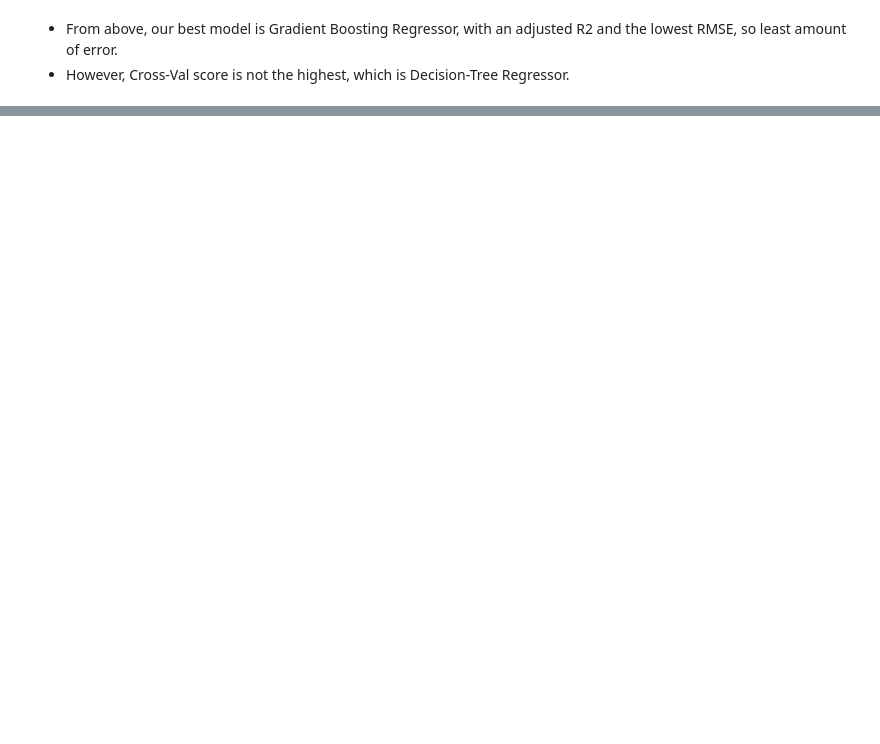
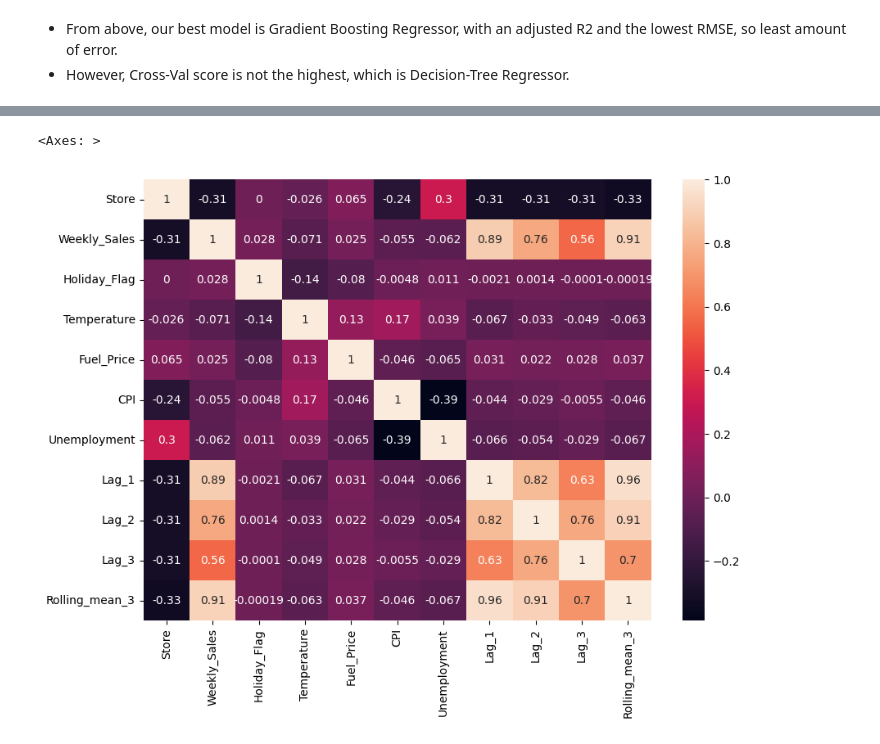
Before and after one commit to TangoMango223/walmart_analysis, a Jupyter notebook: analysis.ipynb, the cells around one changed output, grey strips where cells are left out. Cells and saved outputs as stored; diff of their text form; code cells hidden in the pictures; blank space fills up the shorter version.

```diff
--- a/analysis.ipynb
+++ b/analysis.ipynb
@@ -773,0 +802,7 @@ array([0.0260067 , 0.03328722, 0.01539298, 0.83417355, 0.00225462,
+# %%
+# Check direction of the rolling mean - 3 days that affects the model:
+plt.figure(figsize = (10,7))
+sns.heatmap(df2.corr(method = "spearman"), annot= True)
+# %% [output]
+<Axes: >
+[figure, added]
```
Also changed, not shown: parts of 8 cells of this notebook.
